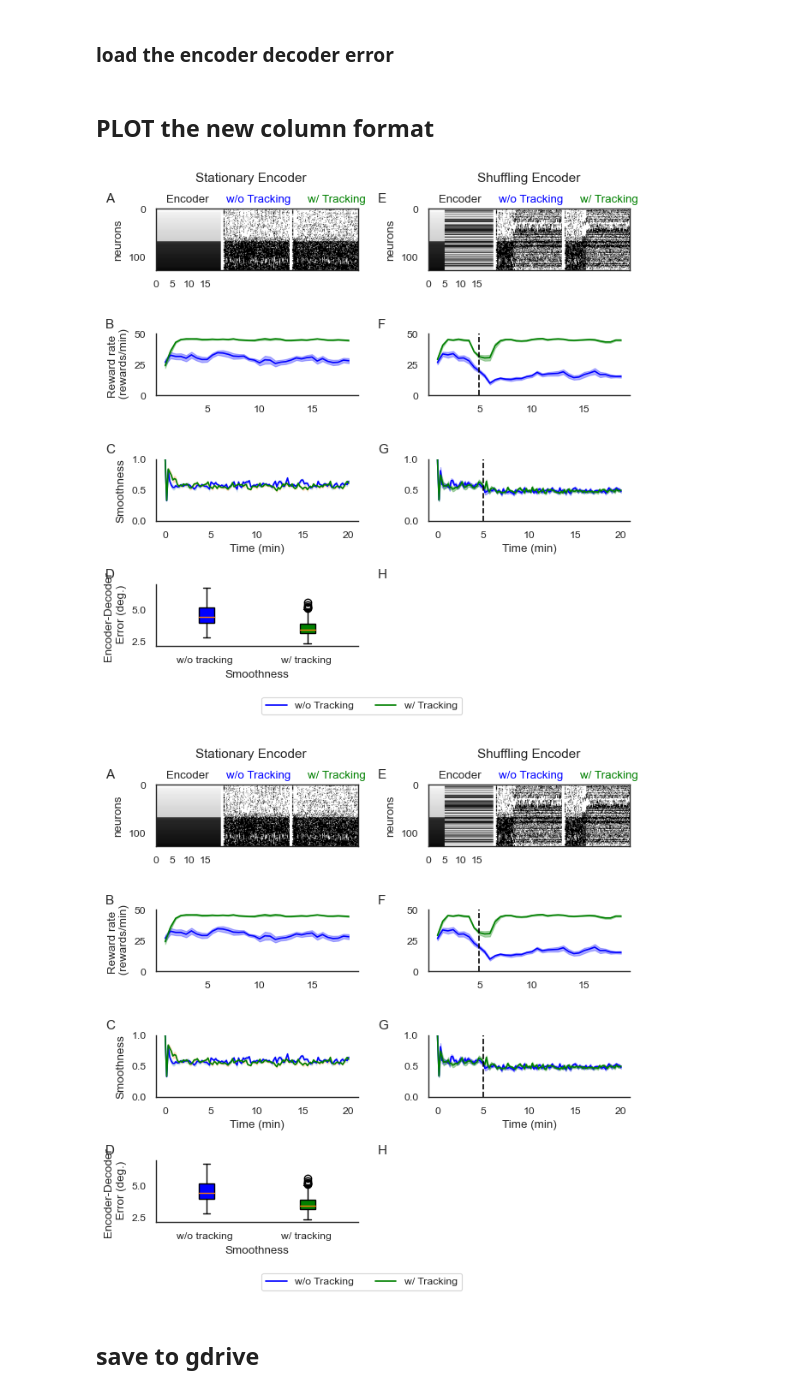
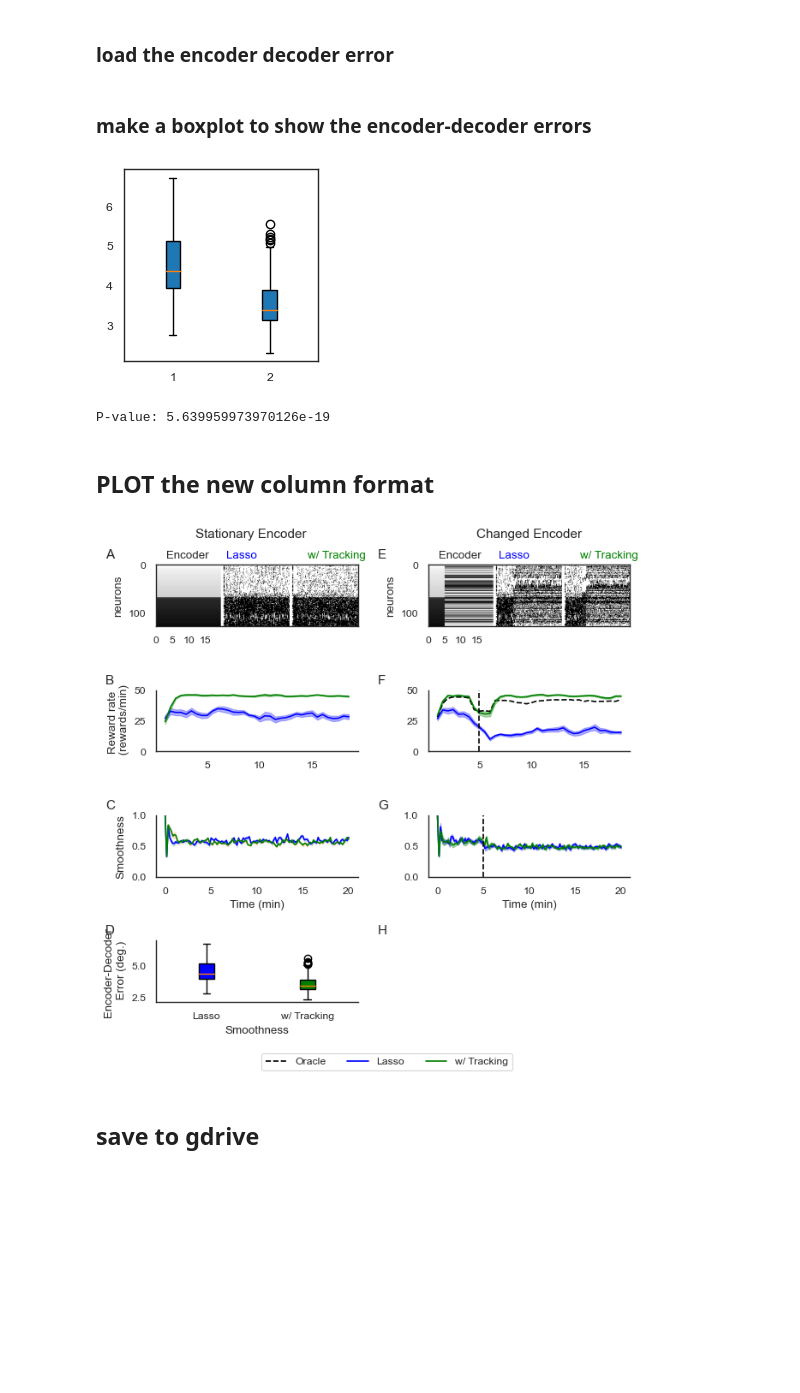
Before and after one commit to sijia66/adaptive_feature_selection, a Jupyter notebook: figure3_lasso_selection/231128_afs_figure3_full_feature_selection_full_lasso_random_seeds.ipynb, the cells around one changed output. Drawn from its saved outputs; the diff is of its cells as text; code cells hidden in the pictures; blank space fills up the shorter version.

Commit message:
add oracle baseline to lasso

```diff
--- a/figure3_lasso_selection/231128_afs_figure3_full_feature_selection_full_lasso_random_seeds.ipynb
+++ b/figure3_lasso_selection/231128_afs_figure3_full_feature_selection_full_lasso_random_seeds.ipynb
@@ -681,6 +677,38 @@ with open(os.path.join(data_dump_folder,
 
     active_angles_all_stationary = data_dict['active_angles_all_stationary']
     skipped = data_dict['skipped']
+# %% [markdown]
+### make a boxplot to show the encoder-decoder errors
+# %%
+fig, ax =  plt.subplots(1, 1, figsize = (2.5, 2.5))
+
+box = ax.boxplot(active_angles_all_stationary[:, skipped:].T,
+                patch_artist=True)
+# %% [output]
+[figure, added]
+# %%
+# 计算两组数据的p值
+p_value = stats.ttest_ind(active_angles_all_stationary[0, skipped:].T,
+                          active_angles_all_stationary[1, skipped:].T)[1]
+
+# 显示p值
+print(f'P-value: {p_value}')
+# %% [output]
+P-value: 5.639959973970126e-19
+# %%
+oracle_data_dump_folder = \
+    '/home/aolab/sijia/data/figure2_simulation_setup/'
+# we load the oracle_data_dict from the oracle_data_dump_folder
+
+with open(os.path.join(oracle_data_dump_folder,
+                       'oracle_data_dict.pkl'), 'rb') as f:
+    oracle_data_dict = pickle.load(f)
+
+# load the data from the oracle_data_dict
+oracle_reward_rate = oracle_data_dict['reward_rate_all']
+oracle_window_stamps_all = oracle_data_dict['window_stamps_all']
+oracle_smoothness_conds_by_batch = \
+    oracle_data_dict['smoothness_conds_by_batch']
 # %% [markdown]
 ## PLOT the new column format
 # %%
@@ -707,11 +735,11 @@ summary_figure, summary_axes = subplots_with_labels(4, 2,
 # specify the line styles
 line_styles = ['--', '-', '--', '-']
 line_colors = ['blue', 'green', 'blue', 'green']
-legends = ['w/o Tracking', 'w/ Tracking']
+legends = ['Lasso', 'w/ Tracking']
 
 # add a horizontal line above the first axis to indicate stationary encoder
 lgd_text = summary_figure.text(0.28, 1, 'Stationary Encoder', ha='center', va='center', fontsize=11)
-lgd_text2 = summary_figure.text(0.78, 1, 'Shuffling Encoder', ha='center', va='center', fontsize=11)
+lgd_text2 = summary_figure.text(0.78, 1, 'Changed Encoder', ha='center', va='center', fontsize=11)
 
 stationary_shuffling_indices = [[0,1], [2,3]]
 
@@ -730,10 +758,10 @@ summary_axes[0,0].set_xticklabels(encoder_weight_labels)
 ax_feat_activity = summary_axes[0,0]
 ax_feat_activity.text(0.05, 1.1, 'Encoder',
                       transform=ax_feat_activity.transAxes)
-ax_feat_activity.text(0.35, 1.1, 'w/o Tracking',
+ax_feat_activity.text(0.35, 1.1, legends[0],
                       transform=ax_feat_activity.transAxes,color = line_colors[0],
                       )
-ax_feat_activity.text(0.75, 1.1, 'w/ Tracking',
+ax_feat_activity.text(0.75, 1.1, legends[1],
                       transform=ax_feat_activity.transAxes,
                       color = line_colors[-1])
 
@@ -749,9 +777,9 @@ summary_axes[0,1].set_xticklabels(encoder_weight_labels)
 # put three texts  encoder, smooth, unsmooth on top of the first row, evenly spaced
 ax_feat_activity = summary_axes[0,1]
 ax_feat_activity.text(0.05, 1.1, 'Encoder', transform=ax_feat_activity.transAxes, )
-ax_feat_activity.text(0.35, 1.1, 'w/o Tracking', transform=ax_feat_activity.transAxes,color = line_colors[0],
+ax_feat_activity.text(0.35, 1.1, legends[0], transform=ax_feat_activity.transAxes,color = line_colors[0],
                       )
-ax_feat_activity.text(0.75, 1.1, 'w/ Tracking', transform=ax_feat_activity.transAxes, color = line_colors[-1])
+ax_feat_activity.text(0.75, 1.1, legends[1], transform=ax_feat_activity.transAxes, color = line_colors[-1])
 
 
 # two right figures are smoothness and reward rate comparisions
@@ -797,13 +825,15 @@ box = ax.boxplot(active_angles_all_stationary[:, skipped:].T,
 for patch, color in zip(box['boxes'], line_colors):
     patch.set_facecolor(color)
 
-ax.set_xticklabels(feature_selection_schemes[:2])
+ax.set_xticklabels(legends[:2])
 ax.set_xlabel('Smoothness')
 ax.set_ylabel('Encoder-Decoder \n Error (deg.)')
 
 ###############################################################
 # reward rate
 ax = summary_axes[1,0]
+
+
 # then the reward rate
 ax.set_ylim(0, 50)
 for i in stationary_shuffling_indices[0]:
@@ -811,6 +841,7 @@ for i in stationary_shuffling_indices[0]:
                        reward_rate_all[i,:].T,
                        color = line_colors[i],
                        )
+
 
 # add the error bars using a for loop
 for i in stationary_shuffling_indices[0]:
@@ -821,8 +852,12 @@ for i in stationary_shuffling_indices[0]:
                                     color = line_colors[i])
 ax.set_ylabel('Reward rate \n (rewards/min)')
 
+ax = summary_axes[1,1]
 
-ax = summary_axes[1,1]
+ax.plot(window_time_stamps / 60,
+        oracle_reward_rate[0], label = "Oracle",
+        color = 'k', linestyle = '--')
+
 ax.set_ylim(0, 50)
 for i in stationary_shuffling_indices[1]:
     ax.plot(window_time_stamps / 60,
@@ -839,37 +874,35 @@ for i in stationary_shuffling_indices[1]:
                                     alpha = 0.3)
 # add a dotted line to indicate encoder swap
 ax.axvline(x=5, color='k', linestyle='--')
 
 summary_axes[2,0].set_xlabel('Time (min)')
 summary_axes[2,1].set_xlabel('Time (min)')
 
 summary_axes[2,1].set_xlabel('Time (min)')
 
 ## modify the boundary
 # for summary_axes[1,0], summary_axes[1,1], summary_axes[2,0], summary_axes[2,1]
 # get rid of the right and top spines
 for ax in [summary_axes[1,0],
            summary_axes[1,1],
            summary_axes[2,0],
            summary_axes[2,1],
            summary_axes[3,0]]:
     ax.spines['right'].set_visible(False)
     ax.spines['top'].set_visible(False)
 
 # get rid of the very last axis
 summary_axes[3,1].axis('off')
 
 # put the legend outside of the figure at the center of the bottom
 
-lgd = summary_figure.legend(bbox_to_anchor=(0.3, -.01), ncol = 2,
+lgd = summary_figure.legend(bbox_to_anchor=(0.3, -.01), ncol = 3,
                          loc=2, borderaxespad=0.)
 summary_figure.subplots_adjust(bottom=0.2)
 
 summary_figure.tight_layout()
-summary_figure
 # %% [output]
-[figure, old version]
+[figure, new version]
-[figure, removed]
 # %% [markdown]
 ## save to gdrive
 # %%
```
Also changed, not shown: parts of 2 cells of this notebook, 1 other file.
